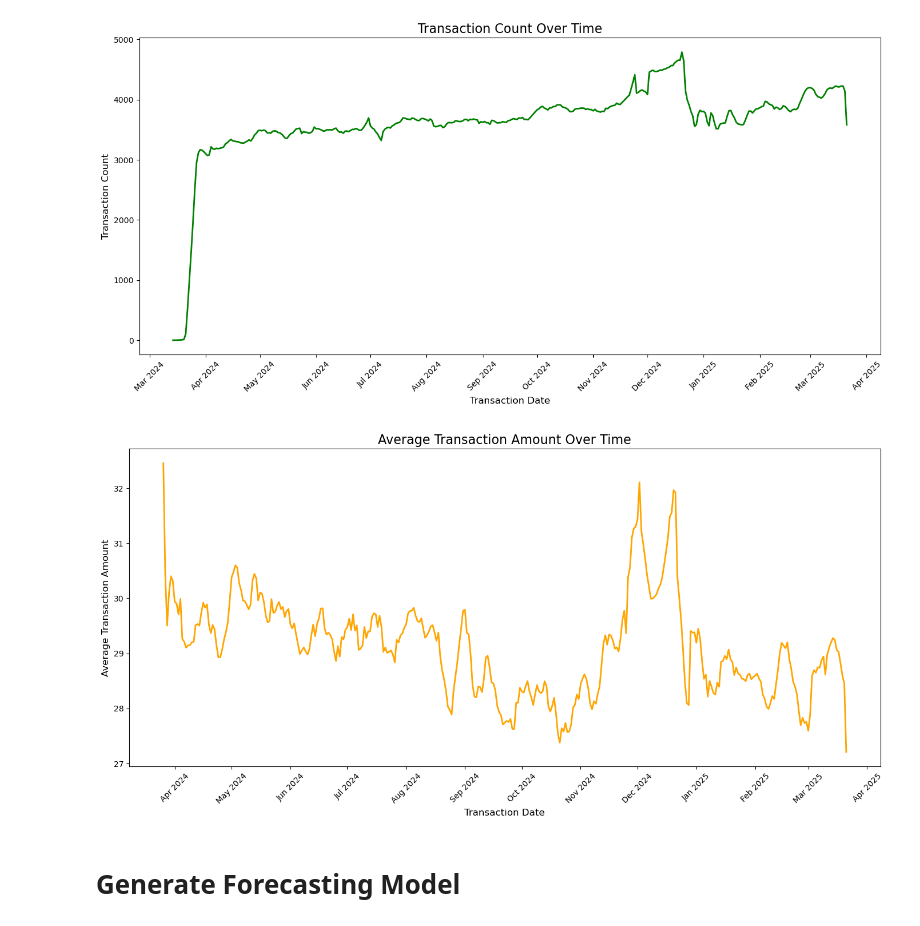
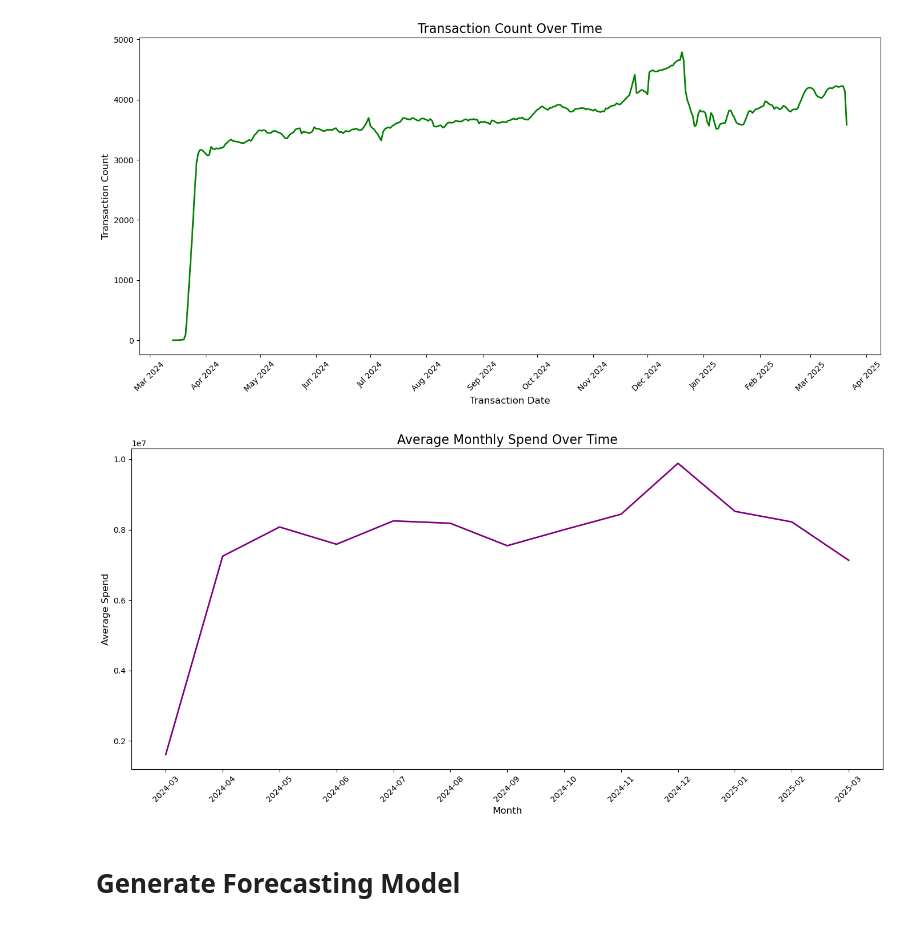
Before and after one commit to mohi-m/Data-THIS-Data-THAT, a Jupyter notebook: main.ipynb, the cells around one changed output. Saved outputs shown, nothing was run; the diff lists cells and outputs as text; code cells hidden in the pictures.

```diff
--- a/main.ipynb
+++ b/main.ipynb
@@ -221,31 +221,30 @@ plt.show()
 # %% [output]
 [figure]
 # %%
-# Calculate the average transaction amount grouped by transaction date
-average_transaction_amt = transaction_sales_df.groupby('transaction_date')['transaction_amt'].median()
+# Calculate the average monthly spend
+avg_monthly_spend = transaction_sales_df.groupby('current_account_nbr')['year_month'].sum()
 
 # Filter data to start from March 2024
-average_transaction_amt_filtered = average_transaction_amt[average_transaction_amt.index >= '2024-03-23'].rolling(window=7, center=True).mean()
+avg_monthly_spend_filtered = avg_monthly_spend[avg_monthly_spend.index >= '2024-03']
 
-# Plot the average transaction amount over time
+# Plot the average monthly spend
 plt.figure(figsize=(14, 7))
-plt.plot(average_transaction_amt_filtered.index, average_transaction_amt_filtered.values, color='orange', linewidth=2, label='Average Transaction Amount')
+plt.plot(avg_monthly_spend_filtered.index.astype(str), avg_monthly_spend_filtered.values,
+         color='purple', linewidth=2, label='Average Monthly Spend')
 
 # Format the x-axis
-plt.gca().xaxis.set_major_formatter(mdates.DateFormatter('%b %Y'))
-plt.gca().xaxis.set_major_locator(mdates.MonthLocator(interval=1))
 plt.xticks(rotation=45)
 
 # Add title and labels
-plt.title('Average Transaction Amount Over Time', fontsize=16)
-plt.xlabel('Transaction Date', fontsize=12)
-plt.ylabel('Average Transaction Amount', fontsize=12)
+plt.title('Average Monthly Spend Over Time', fontsize=16)
+plt.xlabel('Month', fontsize=12)
+plt.ylabel('Average Spend', fontsize=12)
 
 # Show the plot
 plt.tight_layout()
 plt.show()
 # %% [output]
-[figure, old version]
+[figure, new version]
 # %% [markdown]
 # Generate Forecasting Model
 # %%
```
Also changed, not shown: parts of 3 cells of this notebook.
